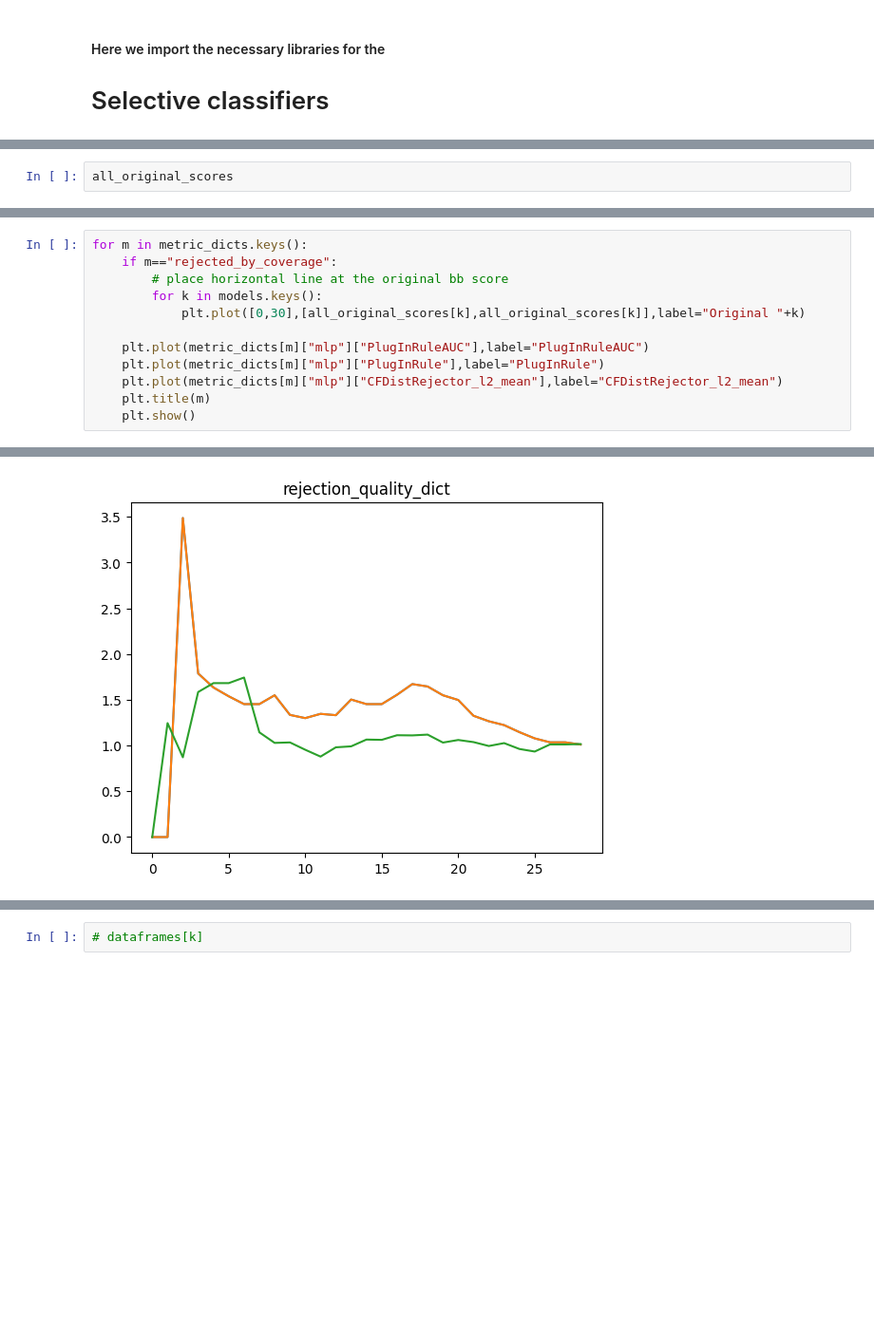
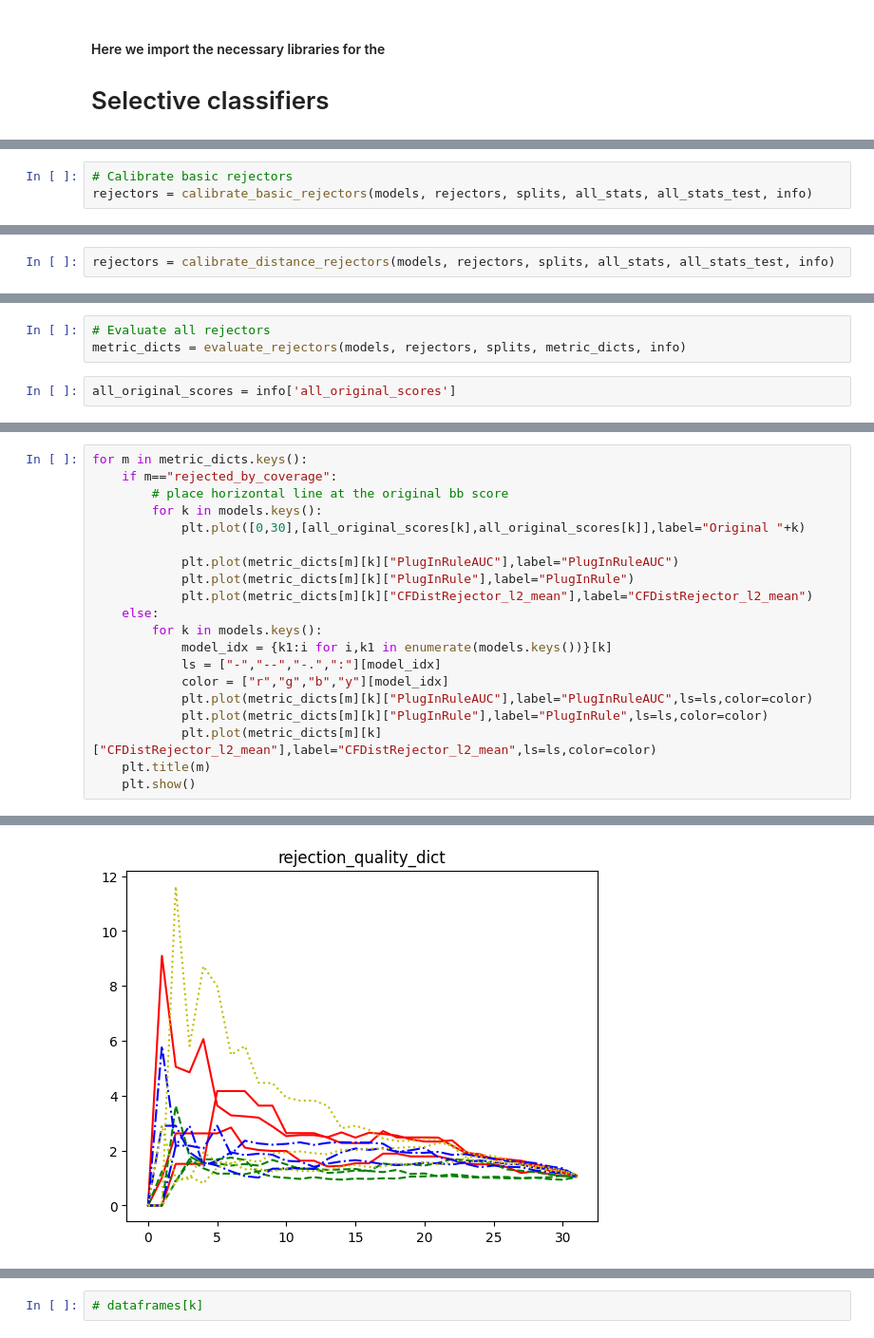
Before and after one commit to clarapunzi/SC-CE, a Jupyter notebook: 4_selective_classifiers.ipynb, the cells around one changed output, grey strips where cells are left out. Shown at 95% size. Drawn from its saved outputs; the diff is of its cells as text; blank space fills up the shorter version.

Commit message:
added tree cf rejector, nicer plot, faster scripts

```diff
--- a/4_selective_classifiers.ipynb
+++ b/4_selective_classifiers.ipynb
@@ -423,0 +156,3 @@ dict_keys(['rejected_by_coverage', 'classification_quality_dict', 'rejection_qua
+# %%
+# Calibrate basic rejectors
+rejectors = calibrate_basic_rejectors(models, rejectors, splits, all_stats, all_stats_test, info)
@@ -423,0 +176,2 @@ dict_keys(['rejected_by_coverage', 'classification_quality_dict', 'rejection_qua
+# %%
+rejectors = calibrate_distance_rejectors(models, rejectors, splits, all_stats, all_stats_test, info)
@@ -424,2 +261,5 @@ dict_keys(['rejected_by_coverage', 'classification_quality_dict', 'rejection_qua
+# %%
+# Evaluate all rejectors
+metric_dicts = evaluate_rejectors(models, rejectors, splits, metric_dicts, info)
 # %%
-all_original_scores
+all_original_scores = info['all_original_scores']
@@ -483,9 +270,17 @@ for m in metric_dicts.keys():
         for k in models.keys():
             plt.plot([0,30],[all_original_scores[k],all_original_scores[k]],label="Original "+k)
 
-    plt.plot(metric_dicts[m]["mlp"]["PlugInRuleAUC"],label="PlugInRuleAUC")
-    plt.plot(metric_dicts[m]["mlp"]["PlugInRule"],label="PlugInRule")
-    plt.plot(metric_dicts[m]["mlp"]["CFDistRejector_l2_mean"],label="CFDistRejector_l2_mean")
+            plt.plot(metric_dicts[m][k]["PlugInRuleAUC"],label="PlugInRuleAUC")
+            plt.plot(metric_dicts[m][k]["PlugInRule"],label="PlugInRule")
+            plt.plot(metric_dicts[m][k]["CFDistRejector_l2_mean"],label="CFDistRejector_l2_mean")
+    else:
+        for k in models.keys():
+            model_idx = {k1:i for i,k1 in enumerate(models.keys())}[k]
+            ls = ["-","--","-.",":"][model_idx]
+            color = ["r","g","b","y"][model_idx]
+            plt.plot(metric_dicts[m][k]["PlugInRuleAUC"],label="PlugInRuleAUC",ls=ls,color=color)
+            plt.plot(metric_dicts[m][k]["PlugInRule"],label="PlugInRule",ls=ls,color=color)
+            plt.plot(metric_dicts[m][k]["CFDistRejector_l2_mean"],label="CFDistRejector_l2_mean",ls=ls,color=color)
     plt.title(m)
     plt.show()
 # %% [output]
@@ -494 +289 @@ for m in metric_dicts.keys():
-[figure, old version]
+[figure, new version]
```
Also changed, not shown: parts of 34 cells of this notebook, 3 other files.
